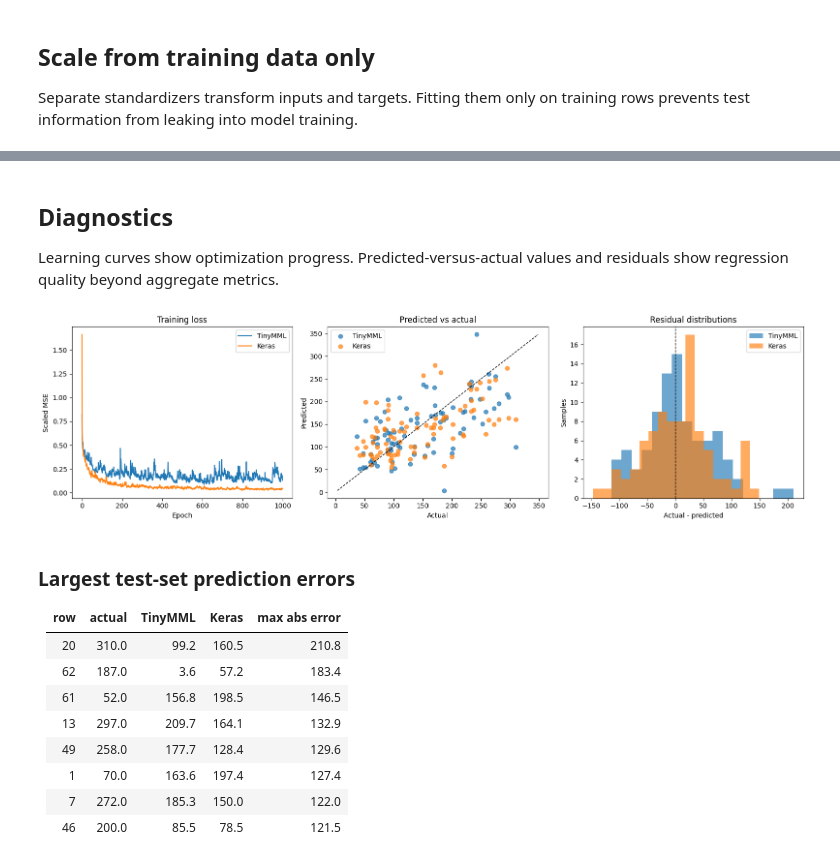
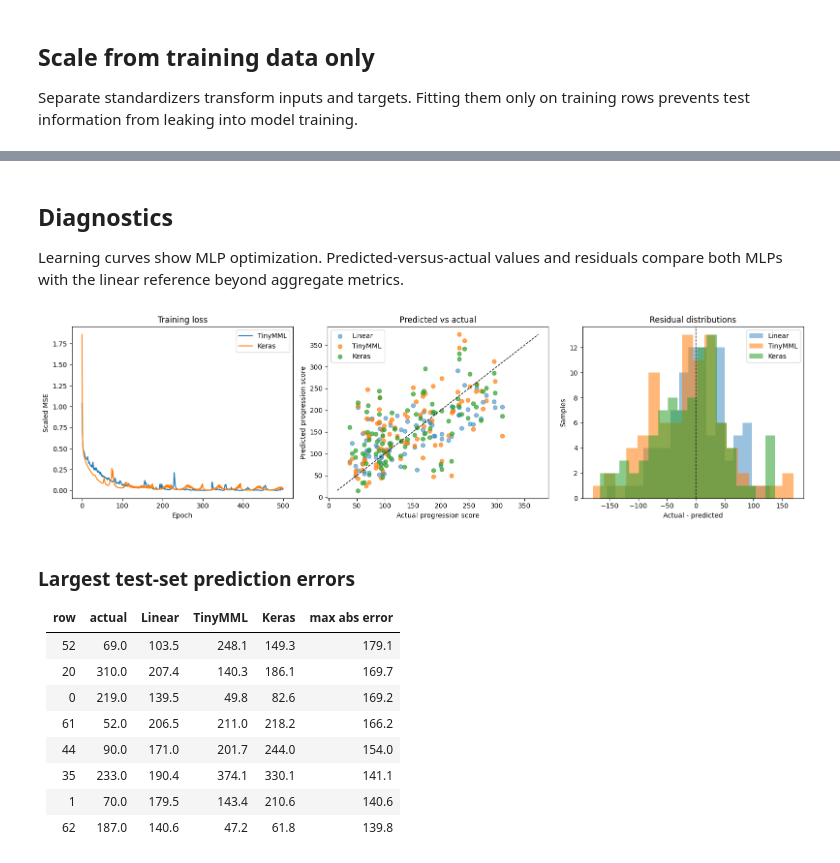
Before and after one commit to eloiraad/TinyMML, a Jupyter notebook: notebooks/diabetes_mlp.ipynb, the cells around one changed output, grey strips where cells are left out. Cells and saved outputs as stored; diff of their text form; code cells hidden in the pictures.

Commit message:
update: notebooks datasets full run

```diff
--- a/notebooks/diabetes_mlp.ipynb
+++ b/notebooks/diabetes_mlp.ipynb
@@ -147,5 +150,5 @@ The official dataset has no predefined train/test split, so this notebook reserv
 # %%
-dataset = load_diabetes()
+dataset = load_diabetes(scaled=False)
 x_all = dataset.data.astype(np.float32)
 y_all = dataset.target.astype(np.float32)
 
@@ -170,13 +173,17 @@ y_train = y_pool_train[train_indices]
 x_test = x_pool_test[test_indices]
 y_test = y_pool_test[test_indices]
 
-missing_values = int(np.isnan(x_all).sum() + np.isnan(y_all).sum())
+missing_values = int(
+    np.isnan(x_all).sum()
+    + np.isnan(y_all).sum()
+)
 print(f"Samples/features: {x_all.shape[0]} / {x_all.shape[1]}")
 print(f"Selected train/test: {x_train.shape[0]} / {x_test.shape[0]}")
 print(f"Missing values: {missing_values}")
 print(
     "Target range and mean: "
-    f"{y_all.min():.0f} to {y_all.max():.0f}; mean={y_all.mean():.1f}"
+    f"{y_all.min():.0f} to {y_all.max():.0f}; "
+    f"mean={y_all.mean():.1f}"
 )
 # %% [output]
 Samples/features: 442 / 10
@@ -407,0 +315,6 @@ Train-mean MAE baseline: **64.01**
+# %%
+linear_model = LinearRegression()
+linear_model.fit(x_train_scaled, y_train)
+linear_predictions = linear_model.predict(x_test_scaled)
+
+mean_predictions = np.full_like(y_test, y_train.mean())
@@ -408,8 +435,9 @@ Train-mean MAE baseline: **64.01**
 # %% [markdown]
 ## Diagnostics
 
-Learning curves show optimization progress. Predicted-versus-actual values and residuals show regression quality beyond aggregate metrics.
+Learning curves show MLP optimization. Predicted-versus-actual values and residuals compare both MLPs with the linear reference beyond aggregate metrics.
 # %%
+linear_residuals = y_test - linear_predictions
 tiny_residuals = y_test - tiny_predictions
 keras_residuals = y_test - keras_predictions
 
@@ -417,50 +445,64 @@ fig, axes = plt.subplots(1, 3, figsize=(16, 4.5))
 axes[0].plot(tiny_history["loss"], label="TinyMML")
 axes[0].plot(keras_history.history["loss"], label="Keras")
 axes[0].set(
     title="Training loss",
     xlabel="Epoch",
     ylabel="Scaled MSE",
 )
 axes[0].legend()
 
+prediction_sets = [
+    linear_predictions,
+    tiny_predictions,
+    keras_predictions,
+]
 limits = [
-    min(y_test.min(), tiny_predictions.min(), keras_predictions.min()),
-    max(y_test.max(), tiny_predictions.max(), keras_predictions.max()),
+    min(y_test.min(), *(values.min() for values in prediction_sets)),
+    max(y_test.max(), *(values.max() for values in prediction_sets)),
 ]
+axes[1].scatter(
+    y_test,
+    linear_predictions,
+    alpha=0.5,
+    label="Linear",
+)
 axes[1].scatter(y_test, tiny_predictions, alpha=0.7, label="TinyMML")
 axes[1].scatter(y_test, keras_predictions, alpha=0.7, label="Keras")
 axes[1].plot(limits, limits, "k--", linewidth=1)
 axes[1].set(
     title="Predicted vs actual",
-    xlabel="Actual",
-    ylabel="Predicted",
+    xlabel="Actual progression score",
+    ylabel="Predicted progression score",
 )
 axes[1].legend()
 
-axes[2].hist(tiny_residuals, bins=18, alpha=0.65, label="TinyMML")
-axes[2].hist(keras_residuals, bins=18, alpha=0.65, label="Keras")
+axes[2].hist(linear_residuals, bins=18, alpha=0.45, label="Linear")
+axes[2].hist(tiny_residuals, bins=18, alpha=0.55, label="TinyMML")
+axes[2].hist(keras_residuals, bins=18, alpha=0.55, label="Keras")
 axes[2].axvline(0, color="black", linestyle="--", linewidth=1)
 axes[2].set(
     title="Residual distributions",
     xlabel="Actual - predicted",
     ylabel="Samples",
 )
 axes[2].legend()
 
 plt.tight_layout()
 plt.show()
 # %% [output]
-[figure, old version]
+[figure, new version]
 # %%
-combined_error = np.maximum(
+combined_error = np.maximum.reduce([
+    np.abs(linear_residuals),
     np.abs(tiny_residuals),
     np.abs(keras_residuals),
-)
+])
 worst_indices = np.argsort(combined_error)[-8:][::-1]
 worst_rows = [
     {
         "row": int(index),
         "actual": f"{y_test[index]:.1f}",
+        "Linear": f"{linear_predictions[index]:.1f}",
         "TinyMML": f"{tiny_predictions[index]:.1f}",
         "Keras": f"{keras_predictions[index]:.1f}",
         "max abs error": f"{combined_error[index]:.1f}",
@@ -479,13 +521,13 @@ keras_r2 = r2_score(y_test, keras_predictions)
 # %% [output]
 ### Largest test-set prediction errors
 
-| row | actual | TinyMML | Keras | max abs error |
-| --- | --- | --- | --- | --- |
-| 20 | 310.0 | 99.2 | 160.5 | 210.8 |
-| 62 | 187.0 | 3.6 | 57.2 | 183.4 |
-| 61 | 52.0 | 156.8 | 198.5 | 146.5 |
-| 13 | 297.0 | 209.7 | 164.1 | 132.9 |
-| 49 | 258.0 | 177.7 | 128.4 | 129.6 |
-| 1 | 70.0 | 163.6 | 197.4 | 127.4 |
-| 7 | 272.0 | 185.3 | 150.0 | 122.0 |
-| 46 | 200.0 | 85.5 | 78.5 | 121.5 |
+| row | actual | Linear | TinyMML | Keras | max abs error |
+| --- | --- | --- | --- | --- | --- |
+| 52 | 69.0 | 103.5 | 248.1 | 149.3 | 179.1 |
+| 20 | 310.0 | 207.4 | 140.3 | 186.1 | 169.7 |
+| 0 | 219.0 | 139.5 | 49.8 | 82.6 | 169.2 |
+| 61 | 52.0 | 206.5 | 211.0 | 218.2 | 166.2 |
+| 44 | 90.0 | 171.0 | 201.7 | 244.0 | 154.0 |
+| 35 | 233.0 | 190.4 | 374.1 | 330.1 | 141.1 |
+| 1 | 70.0 | 179.5 | 143.4 | 210.6 | 140.6 |
+| 62 | 187.0 | 140.6 | 47.2 | 61.8 | 139.8 |
```
Also changed, not shown: parts of 14 cells of this notebook, 5 other files.
